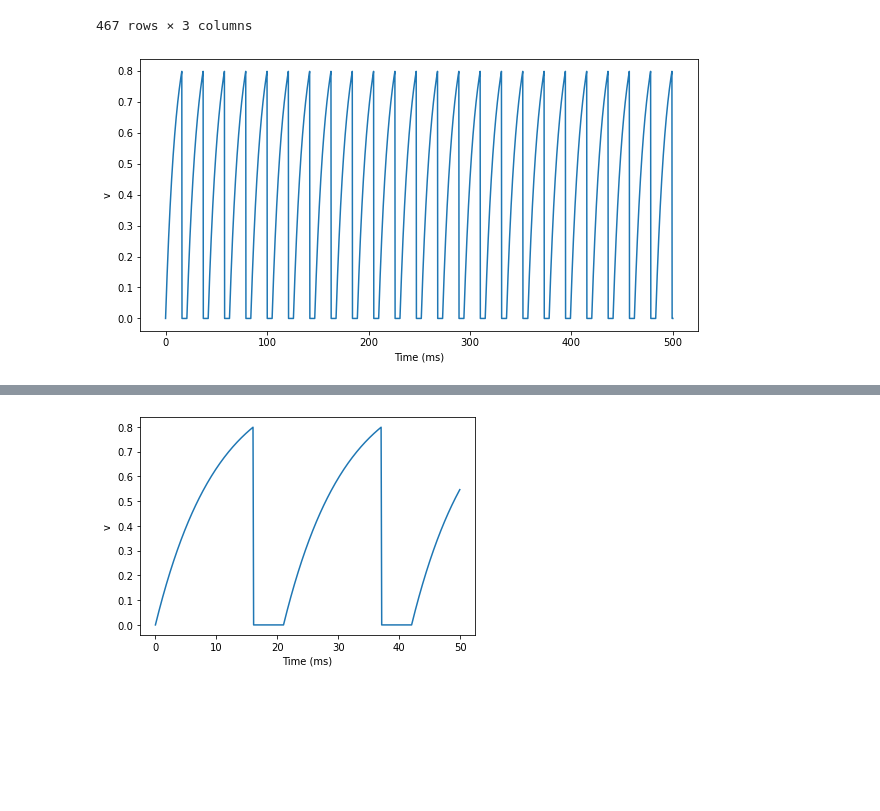
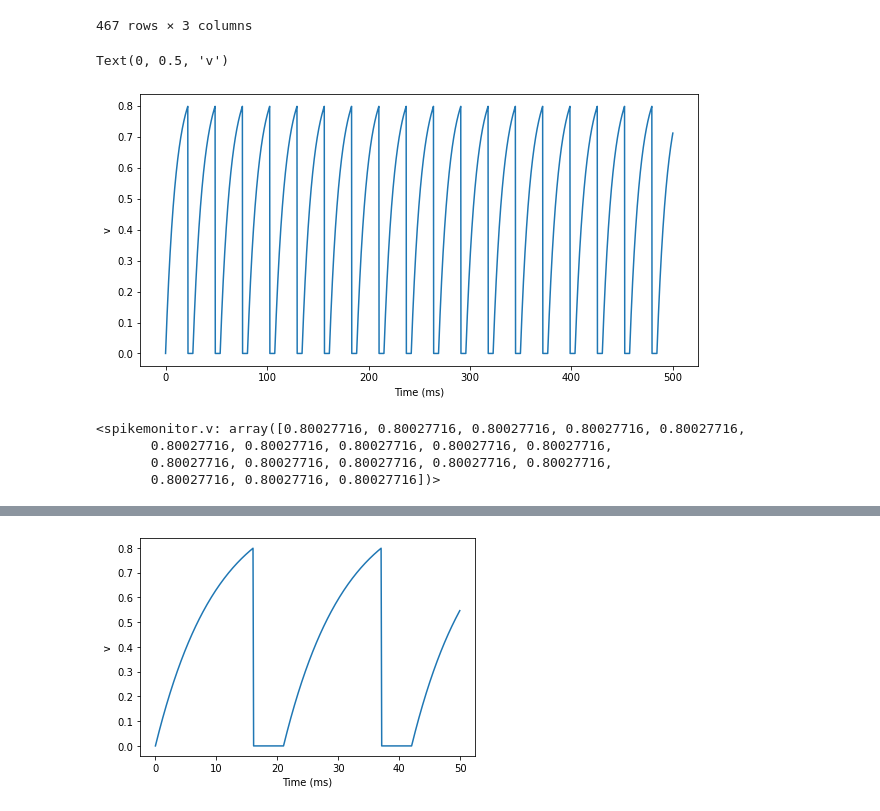
Before and after one commit to samuelbrege/snnResearch, a Jupyter notebook: cellTests.ipynb, the cells around one changed output, grey strips where cells are left out. Cells and saved outputs as stored; diff of their text form; code cells hidden in the pictures; blank space fills up the shorter version.

```diff
--- a/cellTests.ipynb
+++ b/cellTests.ipynb
@@ -28,28 +28,45 @@ velocity
 467 rows × 3 columns
 # %%
 #LIF neuron
+#Firing rate proportional to injected current I
+
 #Needed before each sim to prevent error
 b2.start_scope()
 
 #constants/hyperparameters
 tau = 10*b2.ms
-threshold = 1
+threshold = 0.8
+reset = 0
 refractory = 5 * b2.ms
 time = 500 * b2.ms
 b2.defaultclock.dt = 0.1 * b2.ms
 
 
 eqs = '''
-dv/dt = (1-v)/tau : 1 (unless refractory)
+dv/dt = (I-v)/tau : 1 (unless refractory)
+I : 1
 '''
 
-G = b2.NeuronGroup(1, eqs, threshold='v>0.8', reset='v = 0', refractory=refractory, method='exact')
+G = b2.NeuronGroup(1, eqs, threshold='v>'+str(threshold), reset='v = '+str(reset),
+                    refractory=refractory, method='exact')
+
 M = b2.StateMonitor(G, 'v', record=0)
+S = b2.SpikeMonitor(G, variables='v')
+
+G.I = 0.9
 
 b2.run(time)
 fig, ax = plt.subplots(figsize=(10,5))
 ax.plot(M.t/b2.ms, M.v[0])
 ax.set_xlabel('Time (ms)')
 ax.set_ylabel('v')
 # %% [output]
+Text(0, 0.5, 'v')
-[figure, old version]
+[figure, new version]
+# %%
+S.v
+# %% [output]
+<spikemonitor.v: array([0.80027716, 0.80027716, 0.80027716, 0.80027716, 0.80027716,
+       0.80027716, 0.80027716, 0.80027716, 0.80027716, 0.80027716,
+       0.80027716, 0.80027716, 0.80027716, 0.80027716, 0.80027716,
+       0.80027716, 0.80027716, 0.80027716])>
```
Also changed, not shown: parts of 2 cells of this notebook.
